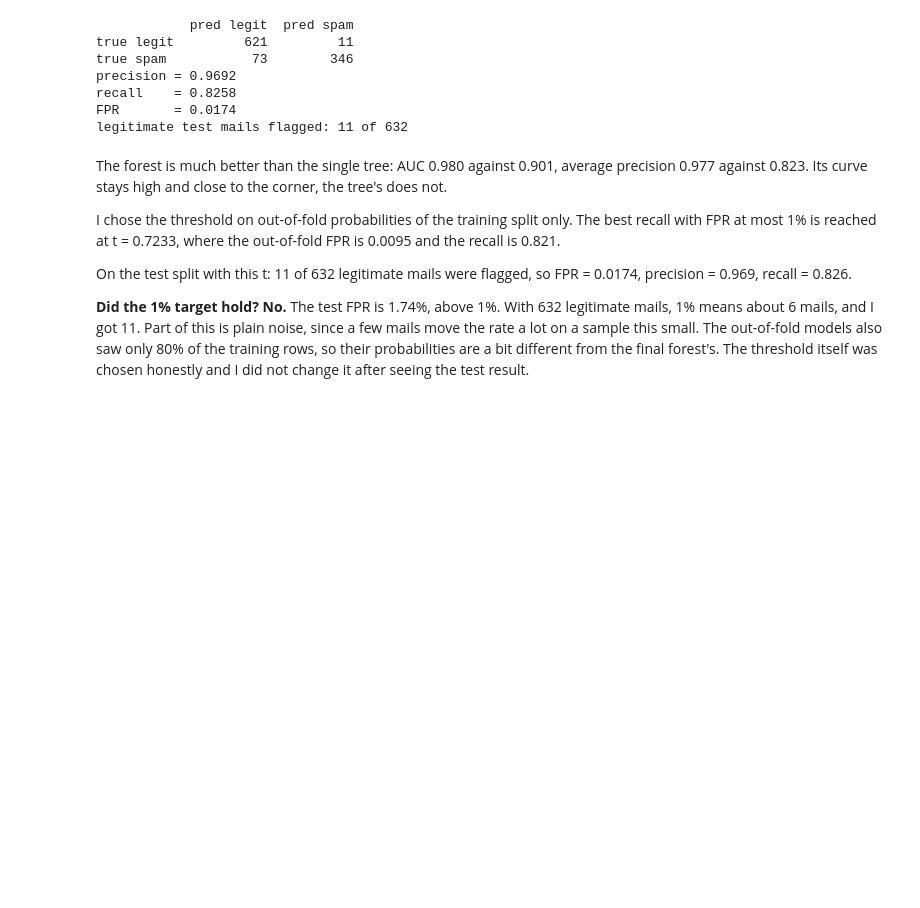
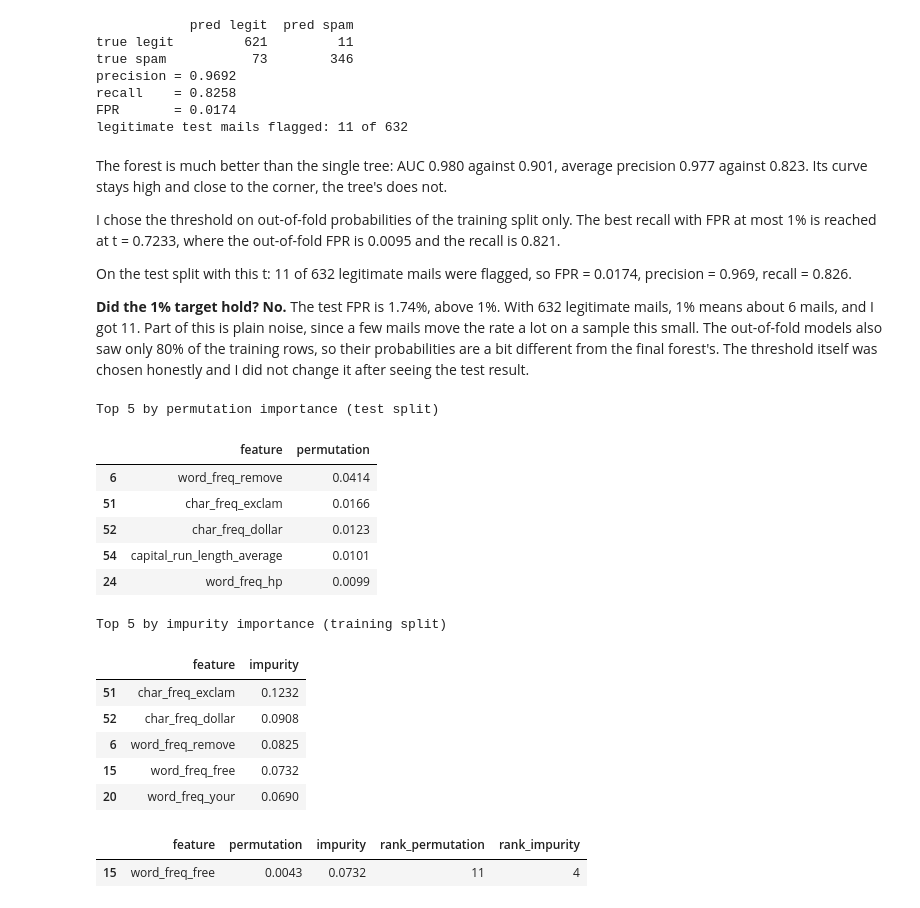
Before and after one commit to mukhamedzhankubantov/kubantov_task-04-ML-course, a Jupyter notebook: kubantov_task4.ipynb, the cells around one changed output. Saved outputs shown, nothing was run; the diff lists cells and outputs as text; code cells hidden in the pictures; blank space fills up the shorter version.

Commit message:
Part 2: permutation and impurity importances

```diff
--- a/kubantov_task4.ipynb
+++ b/kubantov_task4.ipynb
@@ -211,3 +211,37 @@ I chose the threshold on out-of-fold probabilities of the training split only. T
 On the test split with this t: 11 of 632 legitimate mails were flagged, so FPR = 0.0174, precision = 0.969, recall = 0.826.
 
 **Did the 1% target hold? No.** The test FPR is 1.74%, above 1%. With 632 legitimate mails, 1% means about 6 mails, and I got 11. Part of this is plain noise, since a few mails move the rate a lot on a sample this small. The out-of-fold models also saw only 80% of the training rows, so their probabilities are a bit different from the final forest's. The threshold itself was chosen honestly and I did not change it after seeing the test result.
+# %%
+from sklearn.inspection import permutation_importance
+
+perm = permutation_importance(rf, X_test, y_test, n_repeats=10, random_state=SEED, scoring="accuracy")
+imp = pd.DataFrame({"feature": feature_names,
+                    "permutation": perm.importances_mean,
+                    "impurity": rf.feature_importances_})
+
+print("Top 5 by permutation importance (test split)")
+display(imp.sort_values("permutation", ascending=False).head(5)[["feature", "permutation"]].round(4))
+print("Top 5 by impurity importance (training split)")
+display(imp.sort_values("impurity", ascending=False).head(5)[["feature", "impurity"]].round(4))
+# %% [output]
+Top 5 by permutation importance (test split)
+|  | feature | permutation |
+| 6 | word_freq_remove | 0.0414 |
+| 51 | char_freq_exclam | 0.0166 |
+| 52 | char_freq_dollar | 0.0123 |
+| 54 | capital_run_length_average | 0.0101 |
+| 24 | word_freq_hp | 0.0099 |
+Top 5 by impurity importance (training split)
+|  | feature | impurity |
+| 51 | char_freq_exclam | 0.1232 |
+| 52 | char_freq_dollar | 0.0908 |
+| 6 | word_freq_remove | 0.0825 |
+| 15 | word_freq_free | 0.0732 |
+| 20 | word_freq_your | 0.0690 |
+# %%
+imp["rank_permutation"] = imp["permutation"].rank(ascending=False).astype(int)
+imp["rank_impurity"] = imp["impurity"].rank(ascending=False).astype(int)
+imp[imp["feature"] == "word_freq_free"].round(4)
+# %% [output]
+|  | feature | permutation | impurity | rank_permutation | rank_impurity |
+| 15 | word_freq_free | 0.0043 | 0.0732 | 11 | 4 |
```
Also changed, not shown: parts of 1 cell of this notebook.
